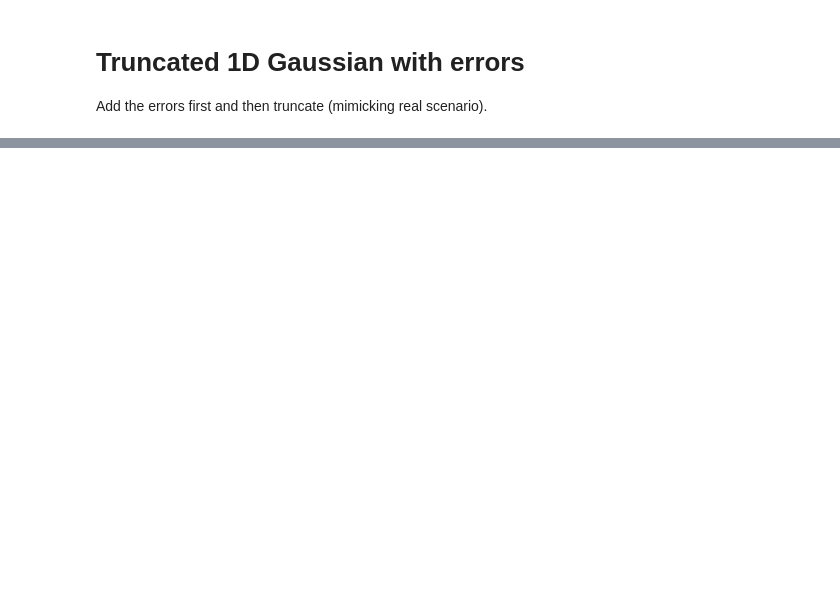
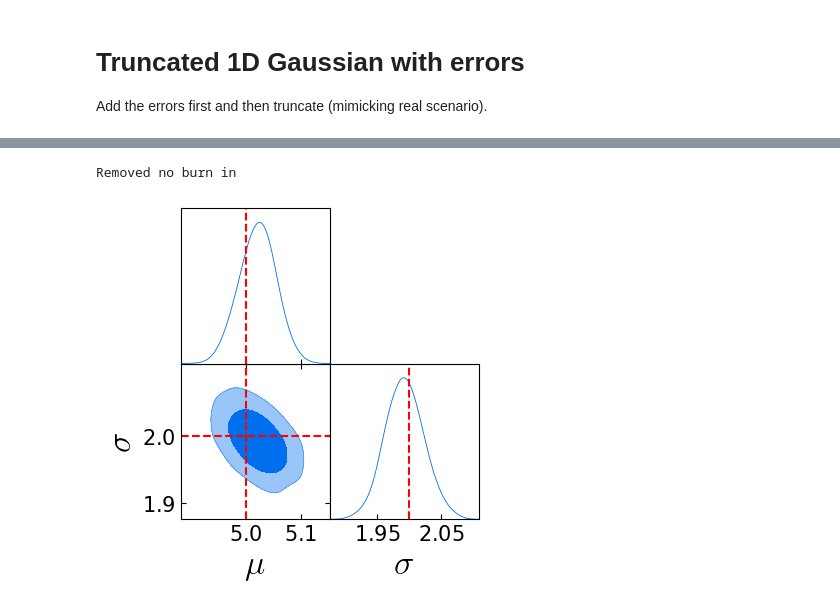
Before and after one commit to mrafifrbbn/numpyro-tutorial, a Jupyter notebook: notebooks/selection_effects.ipynb, the cells around one changed output, grey strips where cells are left out. Drawn from its saved outputs; the diff is of its cells as text; code cells hidden in the pictures; blank space fills up the shorter version.

```diff
--- a/notebooks/selection_effects.ipynb
+++ b/notebooks/selection_effects.ipynb
@@ -200,13 +208,32 @@ Predicted parameters:  [Array(5.1396623, dtype=float32), Array(0.88122535, dtype
 # %%
-def model_1D_gauss(x, err_x, x_cut):
+def model_1D_gauss_with_err(x, err_x, x_cut):
 
     mu = numpyro.sample('mu', dist.Uniform(-20., 20.))
     sigma = numpyro.sample('sigma', dist.HalfNormal(10))
 
-    ll_1D_gauss_full = numpyro.sample('ll_full', dist.Normal(mu, sigma), obs=x)
+    # Calculate the correction function (and add to the likelihood)
+    z_val = (x_cut - mu) / jnp.sqrt(sigma**2 + err_x**2)
+    log_fn = log_ndtr(-z_val)
 
-    log_fn = log_f_n_1D_gauss(x_cut, mu, sigma)
+    with numpyro.plate('data', len(x)):
+        loglike_full = dist.Normal(mu, jnp.sqrt(sigma**2 + err_x**2)).log_prob(x)
+        numpyro.factor('loglike', loglike_full - log_fn)
 
-    loglike = ll_1D_gauss_full - log_fn
+sampler = numpyro.infer.MCMC(
+    numpyro.infer.NUTS(model_1D_gauss_with_err),
+    num_chains=1,
+    num_warmup=1000,
+    num_samples=3000
+)
 
-    numpyro.factor('loglike', loglike)
+sampler.run(jax.random.PRNGKey(0), x_obs, err_x, x_min)
+# %%
+results_chain = sampler.get_samples()
+
+res = np.array([results_chain['mu'], results_chain['sigma']])#, results_chain['lower']])
+
+param_names = [r'$\mu$', r'$\sigma$']#, r'$x_\mathrm{min}$']
+getdist_plot(res, param_names, true_params, pred_params)
+# %% [output]
+Removed no burn in
+[figure, added]
```
Also changed, not shown: parts of 27 cells of this notebook.
